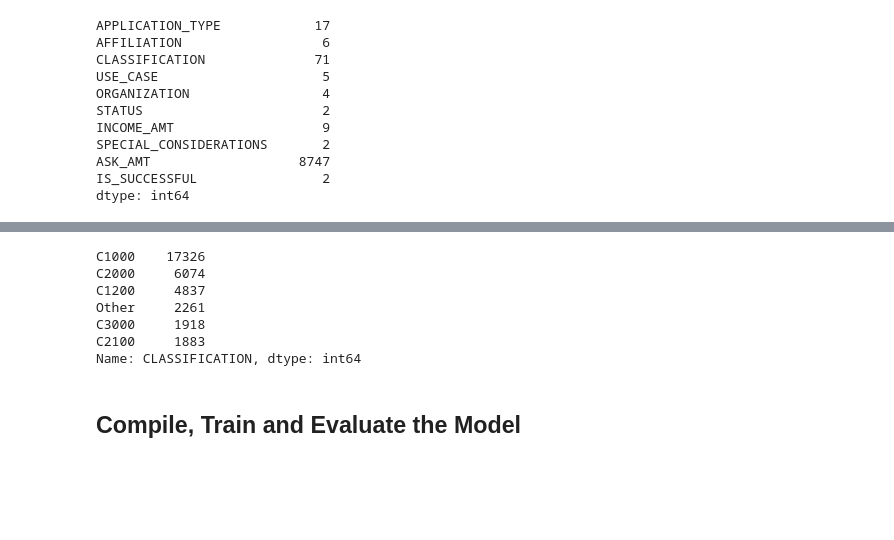
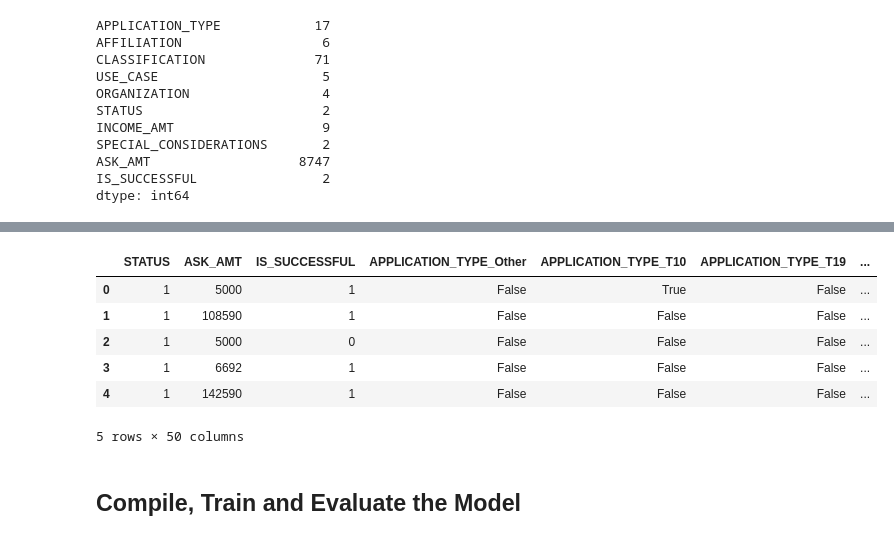
Before and after one commit to tarsian/deep-learning-challenge, a Jupyter notebook: deep-learning-challenge.ipynb, the cells around one changed output, grey strips where cells are left out. Cells and saved outputs as stored; diff of their text form; code cells hidden in the pictures; blank space fills up the shorter version.

```diff
--- a/deep-learning-challenge.ipynb
+++ b/deep-learning-challenge.ipynb
@@ -36,3 +45,7 @@ SPECIAL_CONSIDERATIONS       2
 ASK_AMT                   8747
 IS_SUCCESSFUL                2
 dtype: int64
+# %%
+# Look at APPLICATION_TYPE value counts to identify and replace with "Other"
+application_type_counts = application_df['APPLICATION_TYPE'].value_counts()
+application_type_counts.rename_axis('APPLICATION_TYPE').reset_index(name='count').set_index('APPLICATION_TYPE')['count']
@@ -38,0 +72,13 @@ dtype: int64
+# %%
+# Choose a cutoff value and create a list of application types to be replaced
+# use the variable name `application_types_to_replace`
+cutoff_value = 500
+application_types_to_replace = application_type_counts[application_type_counts < cutoff_value].index.tolist()
+
+
+# Replace in dataframe
+for app in application_types_to_replace:
+    application_df['APPLICATION_TYPE'] = application_df['APPLICATION_TYPE'].replace(app,"Other")
+
+# Check to make sure replacement was successful
+application_df['APPLICATION_TYPE'].value_counts()
@@ -60,0 +115,4 @@ Name: APPLICATION_TYPE, dtype: int64
+# %%
+# You may find it helpful to look at CLASSIFICATION value counts >1
+classification_counts = application_df['CLASSIFICATION'].value_counts()
+classification_counts[classification_counts > 1]
@@ -61,12 +137,13 @@ Name: APPLICATION_TYPE, dtype: int64
 # %%
-# Choose a cutoff value and create a list of application types to be replaced
-# use the variable name `application_types_to_replace`
-#  YOUR CODE GOES HERE
+# Choose a cutoff value and create a list of classifications to be replaced
+# use the variable name `classifications_to_replace`
+cutoff_value = 100
+classifications_to_replace = classification_counts[classification_counts < cutoff_value].index.tolist()
 
 # Replace in dataframe
-for app in application_types_to_replace:
-    application_df['APPLICATION_TYPE'] = application_df['APPLICATION_TYPE'].replace(app,"Other")
+for cls in classifications_to_replace:
+    application_df['CLASSIFICATION'] = application_df['CLASSIFICATION'].replace(cls,"Other")
 
 # Check to make sure replacement was successful
-application_df['APPLICATION_TYPE'].value_counts()
+application_df['CLASSIFICATION'].value_counts()
 # %% [output]
@@ -120,24 +164,14 @@ Name: CLASSIFICATION, dtype: int64
-# %%
-# Choose a cutoff value and create a list of classifications to be replaced
-# use the variable name `classifications_to_replace`
-#  YOUR CODE GOES HERE
-
-# Replace in dataframe
-for cls in classifications_to_replace:
-    application_df['CLASSIFICATION'] = application_df['CLASSIFICATION'].replace(cls,"Other")
-
-# Check to make sure replacement was successful
-application_df['CLASSIFICATION'].value_counts()
-# %% [output]
-C1000    17326
-C2000     6074
-C1200     4837
-Other     2261
-C3000     1918
-C2100     1883
-Name: CLASSIFICATION, dtype: int64
 # %%
 # Convert categorical data to numeric with `pd.get_dummies`
-#  YOUR CODE GOES HERE
+application_df = pd.get_dummies(application_df)
+application_df.head()
+# %% [output]
+|  | STATUS | ASK_AMT | IS_SUCCESSFUL | APPLICATION_TYPE_Other | APPLICATION_TYPE_T10 | APPLICATION_TYPE_T19 | ... |
+| 0 | 1 | 5000 | 1 | False | True | False | ... |
+| 1 | 1 | 108590 | 1 | False | False | False | ... |
+| 2 | 1 | 5000 | 0 | False | False | False | ... |
+| 3 | 1 | 6692 | 1 | False | False | False | ... |
+| 4 | 1 | 142590 | 1 | False | False | False | ... |
+5 rows × 50 columns
 # %%
 # Split our preprocessed data into our features and target arrays
```
Also changed, not shown: parts of 17 cells of this notebook.
